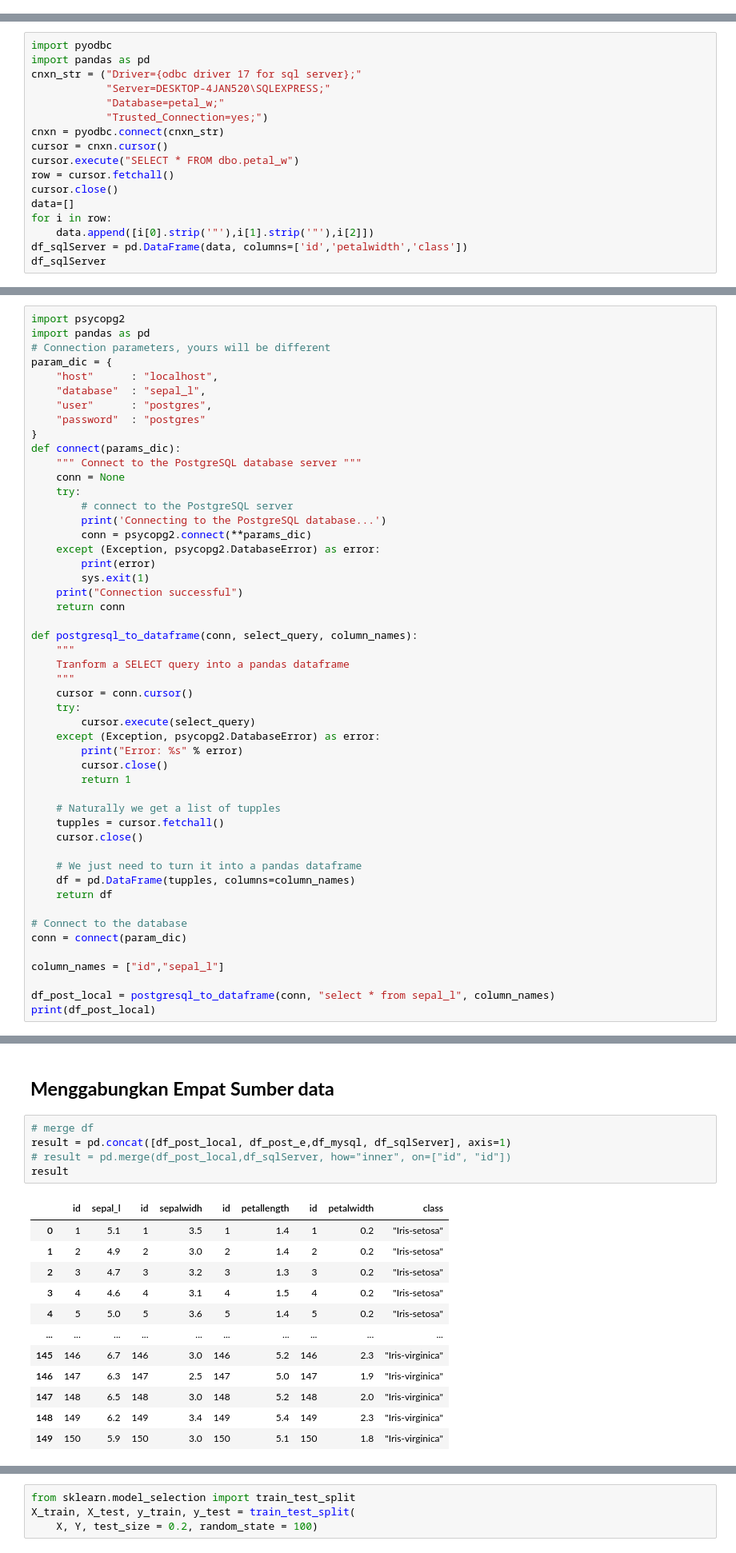
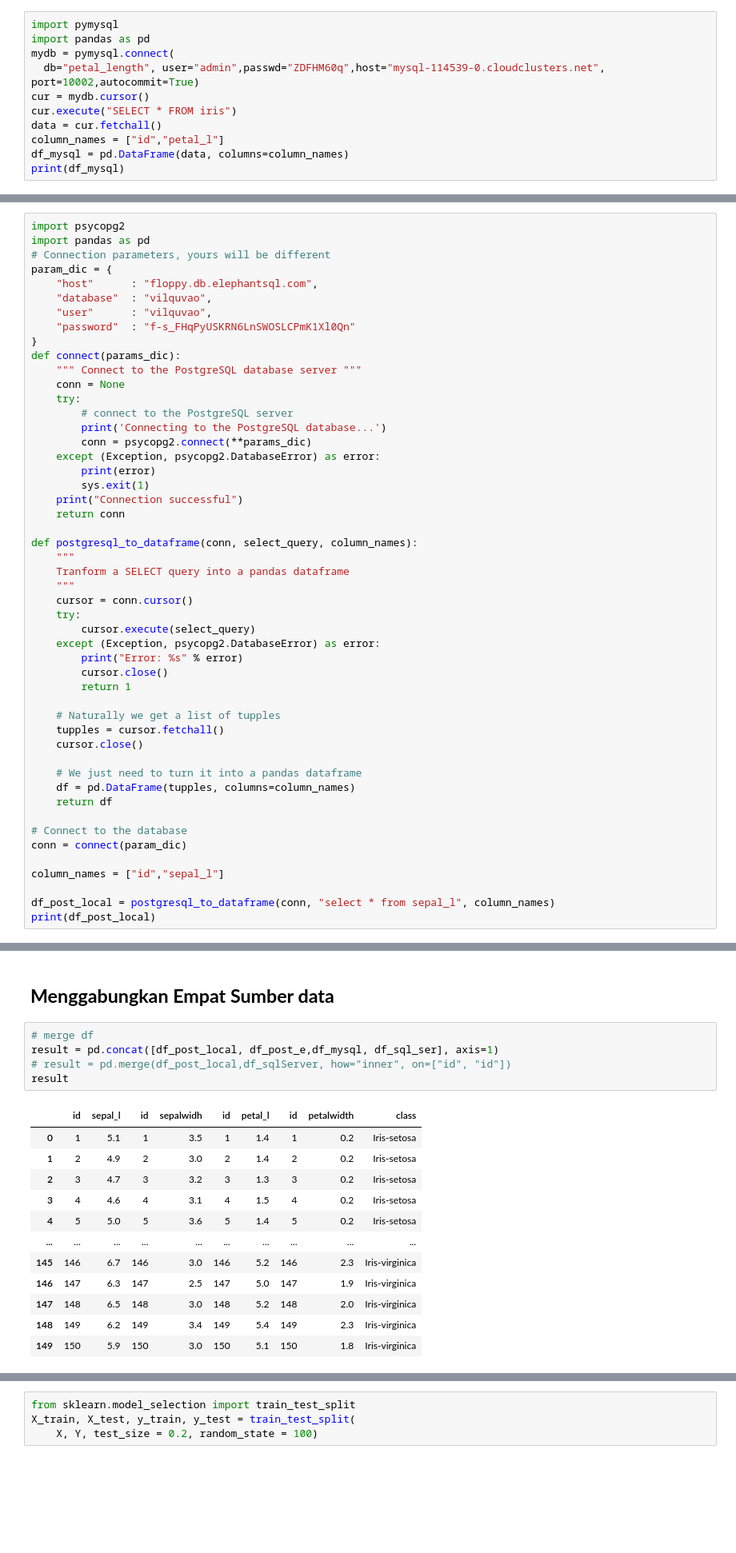
Before and after one commit to DwiAqilahP/prosaindata, a Jupyter notebook: _sources/tugas4.ipynb, the cells around one changed output, grey strips where cells are left out. Shown at 80% size. Drawn from its saved outputs; the diff is of its cells as text; blank space fills up the shorter version.

```diff
--- a/_sources/tugas4.ipynb
+++ b/_sources/tugas4.ipynb
@@ -120,0 +102,11 @@ df_mysql
+# %%
+import pymysql
+import pandas as pd
+mydb = pymysql.connect(
+  db="petal_length", user="admin",passwd="ZDFHM60q",host="mysql-114539-0.cloudclusters.net", port=10002,autocommit=True)
+cur = mydb.cursor()
+cur.execute("SELECT * FROM iris")
+data = cur.fetchall()
+column_names = ["id","petal_l"]
+df_mysql = pd.DataFrame(data, columns=column_names)
+print(df_mysql)
@@ -127,17 +137,0 @@ Requirement already satisfied: pyodbc in c:\users\asus\anaconda3\lib\site-packag
-# %%
-import pyodbc
-import pandas as pd
-cnxn_str = ("Driver={odbc driver 17 for sql server};"
-            "Server=DESKTOP-4JAN520\SQLEXPRESS;"
-            "Database=petal_w;"
-            "Trusted_Connection=yes;")
-cnxn = pyodbc.connect(cnxn_str)
-cursor = cnxn.cursor()
-cursor.execute("SELECT * FROM dbo.petal_w")
-row = cursor.fetchall()
-cursor.close()
-data=[]
-for i in row:
-    data.append([i[0].strip('"'),i[1].strip('"'),i[2]])
-df_sqlServer = pd.DataFrame(data, columns=['id','petalwidth','class'])
-df_sqlServer
@@ -162,10 +193,10 @@ import psycopg2
 import pandas as pd
 # Connection parameters, yours will be different
 param_dic = {
-    "host"      : "localhost",
-    "database"  : "sepal_l",
-    "user"      : "postgres",
-    "password"  : "postgres"
+    "host"      : "floppy.db.elephantsql.com",
+    "database"  : "vilquvao",
+    "user"      : "vilquvao",
+    "password"  : "f-s_FHqPyUSKRN6LnSWOSLCPmK1Xl0Qn"
 }
 def connect(params_dic):
     """ Connect to the PostgreSQL database server """
@@ -228,20 +259,20 @@ Connection successful
 ## **Menggabungkan Empat Sumber data**
 # %%
 # merge df
-result = pd.concat([df_post_local, df_post_e,df_mysql, df_sqlServer], axis=1)
+result = pd.concat([df_post_local, df_post_e,df_mysql, df_sql_ser], axis=1)
 # result = pd.merge(df_post_local,df_sqlServer, how="inner", on=["id", "id"])
 result
 # %% [output]
-|  | id | sepal_l | id | sepalwidh | id | petallength | id | petalwidth | class |
-| 0 | 1 | 5.1 | 1 | 3.5 | 1 | 1.4 | 1 | 0.2 | "Iris-setosa" |
-| 1 | 2 | 4.9 | 2 | 3.0 | 2 | 1.4 | 2 | 0.2 | "Iris-setosa" |
-| 2 | 3 | 4.7 | 3 | 3.2 | 3 | 1.3 | 3 | 0.2 | "Iris-setosa" |
-| 3 | 4 | 4.6 | 4 | 3.1 | 4 | 1.5 | 4 | 0.2 | "Iris-setosa" |
-| 4 | 5 | 5.0 | 5 | 3.6 | 5 | 1.4 | 5 | 0.2 | "Iris-setosa" |
+|  | id | sepal_l | id | sepalwidh | id | petal_l | id | petalwidth | class |
+| 0 | 1 | 5.1 | 1 | 3.5 | 1 | 1.4 | 1 | 0.2 | Iris-setosa |
+| 1 | 2 | 4.9 | 2 | 3.0 | 2 | 1.4 | 2 | 0.2 | Iris-setosa |
+| 2 | 3 | 4.7 | 3 | 3.2 | 3 | 1.3 | 3 | 0.2 | Iris-setosa |
+| 3 | 4 | 4.6 | 4 | 3.1 | 4 | 1.5 | 4 | 0.2 | Iris-setosa |
+| 4 | 5 | 5.0 | 5 | 3.6 | 5 | 1.4 | 5 | 0.2 | Iris-setosa |
 | ... | ... | ... | ... | ... | ... | ... | ... | ... | ... |
-| 145 | 146 | 6.7 | 146 | 3.0 | 146 | 5.2 | 146 | 2.3 | "Iris-virginica" |
-| 146 | 147 | 6.3 | 147 | 2.5 | 147 | 5.0 | 147 | 1.9 | "Iris-virginica" |
-| 147 | 148 | 6.5 | 148 | 3.0 | 148 | 5.2 | 148 | 2.0 | "Iris-virginica" |
-| 148 | 149 | 6.2 | 149 | 3.4 | 149 | 5.4 | 149 | 2.3 | "Iris-virginica" |
-| 149 | 150 | 5.9 | 150 | 3.0 | 150 | 5.1 | 150 | 1.8 | "Iris-virginica" |
+| 145 | 146 | 6.7 | 146 | 3.0 | 146 | 5.2 | 146 | 2.3 | Iris-virginica |
+| 146 | 147 | 6.3 | 147 | 2.5 | 147 | 5.0 | 147 | 1.9 | Iris-virginica |
+| 147 | 148 | 6.5 | 148 | 3.0 | 148 | 5.2 | 148 | 2.0 | Iris-virginica |
+| 148 | 149 | 6.2 | 149 | 3.4 | 149 | 5.4 | 149 | 2.3 | Iris-virginica |
+| 149 | 150 | 5.9 | 150 | 3.0 | 150 | 5.1 | 150 | 1.8 | Iris-virginica |
 150 rows × 9 columns
```
Also changed, not shown: parts of 26 cells of this notebook, 3 other files.
